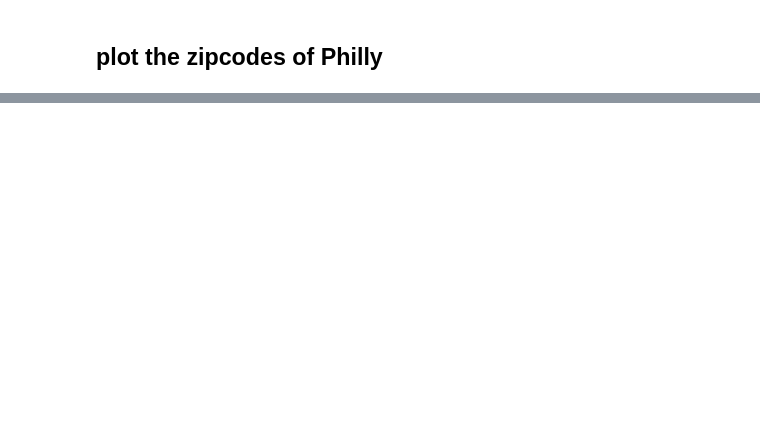
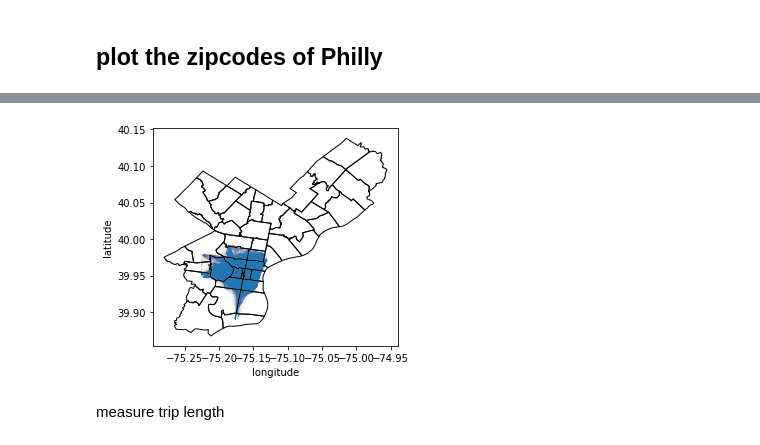
Before and after one commit to ReidelVichot/PUA2022_RVichot, a Jupyter notebook: classdemo/PhillyCitiBikes_partiallyFilledNotebook.ipynb, the cells around one changed output, grey strips where cells are left out. Drawn from its saved outputs; the diff is of its cells as text; code cells hidden in the pictures; blank space fills up the shorter version.

```diff
--- a/classdemo/PhillyCitiBikes_partiallyFilledNotebook.ipynb
+++ b/classdemo/PhillyCitiBikes_partiallyFilledNotebook.ipynb
@@ -220,15 +399,20 @@ Text(30.25, 0.5, 'latitude')
 [figure]
 # %%
-#plot trips over the trip trajectories
+#plot trip trajectories over the zipcode maps
+#decrease the transparency to better see the liens
 ax = zips.plot(ec = "k", fc="none")
 xlim = ax.get_xlim()
 ylim = ax.get_ylim()
-gpds.plot(ax = ax, alpha=0.1)
+gpds.plot(ax = ax, alpha=0.005)
 ax.set_xlim(xlim)
 ax.set_ylim(ylim)
 
 ax.set_xlabel("longitude")
-ax.set_ylabel("latitude")
+ax.set_ylabel("latitude");
+# %% [output]
+[figure, added]
+# %% [markdown]
+measure trip length
 # %%
 #measure trip length
 gpds["triplen"] = gpds.geometry.length
```
Also changed, not shown: parts of 60 cells of this notebook.
